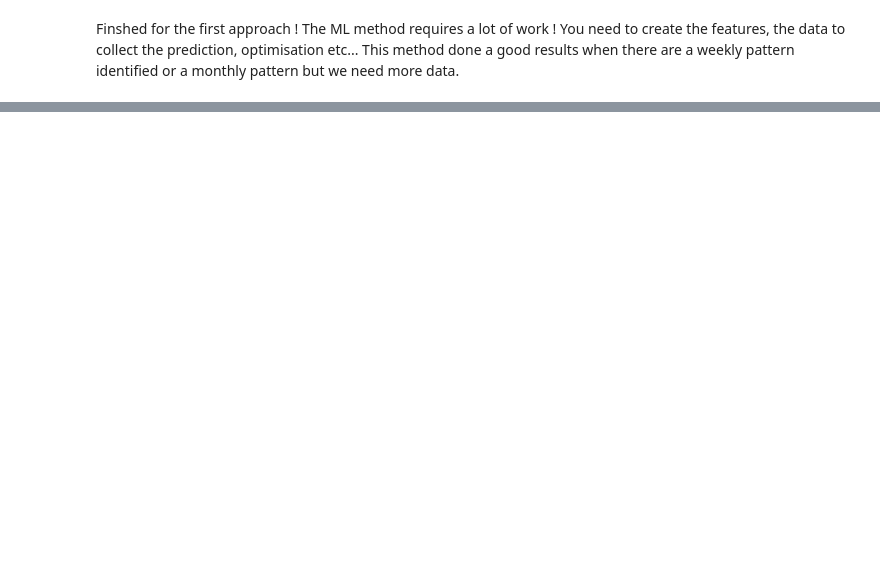
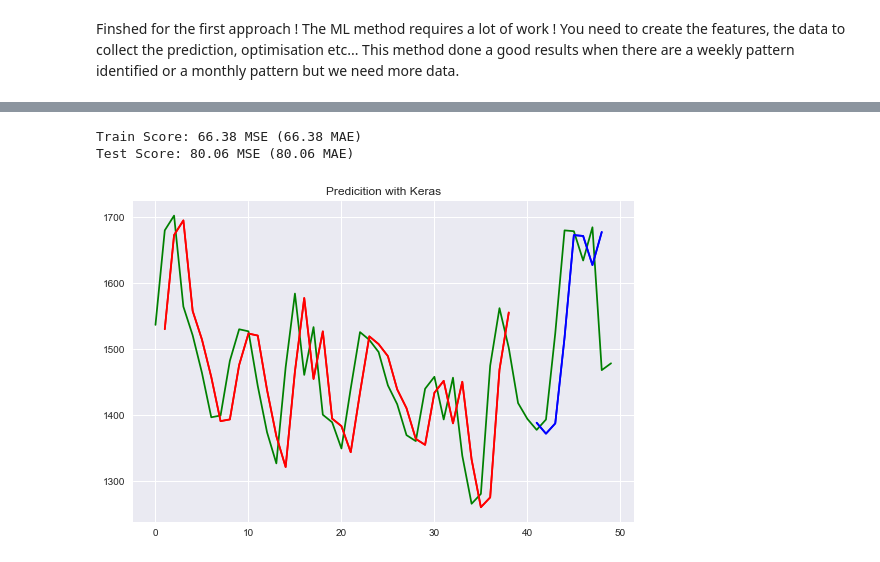
Before and after one commit to hoangntc/web-traffic-time-series-forecasting, a Jupyter notebook: reference/predictive-analysis-with-different-approach.ipynb, the cells around one changed output, grey strips where cells are left out. Drawn from its saved outputs; the diff is of its cells as text; code cells hidden in the pictures; blank space fills up the shorter version.

```diff
--- a/reference/predictive-analysis-with-different-approach.ipynb
+++ b/reference/predictive-analysis-with-different-approach.ipynb
@@ -480,0 +633,13 @@ Finshed for the first approach ! The ML method requires a lot of work ! You need
+# %%
+def create_dataset(dataset, look_back):
+    dataX = []
+    dataY = []
+    for i in range(len(dataset)-look_back-1):
+        a = dataset.iloc[i:(i+look_back), 1].values[0]
+        b = dataset.iloc[i+look_back, 1]
+        dataX.append(a)
+        dataY.append(b)
+    return np.array(dataX), np.array(dataY)
+
+look_back = 1
+trainX, trainY = create_dataset(train, look_back)
@@ -480,0 +655,9 @@ Finshed for the first approach ! The ML method requires a lot of work ! You need
+# %%
+trainX, trainY = create_dataset(train, look_back)
+testX, testY = create_dataset(test, look_back)
+# %%
+model = Sequential()
+model.add(Dense(8, input_dim=look_back, activation='relu'))
+model.add(Dense(1))
+model.compile(loss='mean_absolute_error', optimizer='adam')
+model.fit(trainX, trainY, epochs=150, batch_size=2, verbose=2)
@@ -480,0 +683,30 @@ Finshed for the first approach ! The ML method requires a lot of work ! You need
+# %%
+trainScore = model.evaluate(trainX, trainY, verbose=0)
+print('Train Score: %.2f MSE (%.2f MAE)' % (trainScore, trainScore))
+testScore = model.evaluate(testX, testY, verbose=0)
+print('Test Score: %.2f MSE (%.2f MAE)' % (testScore, testScore))
+# %% [output]
+Train Score: 66.38 MSE (66.38 MAE)
+Test Score: 80.06 MSE (80.06 MAE)
+# %%
+trainPredict = model.predict(trainX)
+testPredict = model.predict(testX)
+
+# shift train predictions for plotting
+trainPredictPlot = np.empty_like(df_dl)
+trainPredictPlot[:, :] = np.nan
+trainPredictPlot[look_back:len(trainPredict)+look_back, :] = trainPredict
+
+# shift test predictions for plotting
+testPredictPlot = np.empty_like(df_dl)
+testPredictPlot[:, :] = np.nan
+testPredictPlot[len(trainPredict)+(look_back*2)+1:len(df_dl)-1, :] = testPredict
+
+# plot baseline and predictions
+plt.plot(np.array(df_dl.Visits), color='g')
+plt.plot(trainPredictPlot, color='r')
+plt.plot(testPredictPlot, color='b')
+plt.title('Predicition with Keras')
+plt.show()
+# %% [output]
+[figure, added]
```
Also changed, not shown: parts of 30 cells of this notebook.
